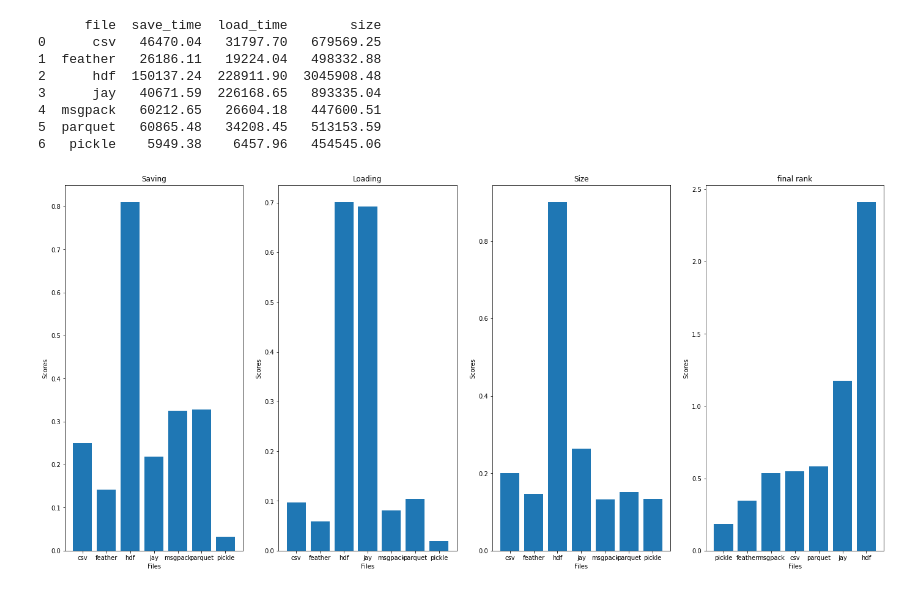
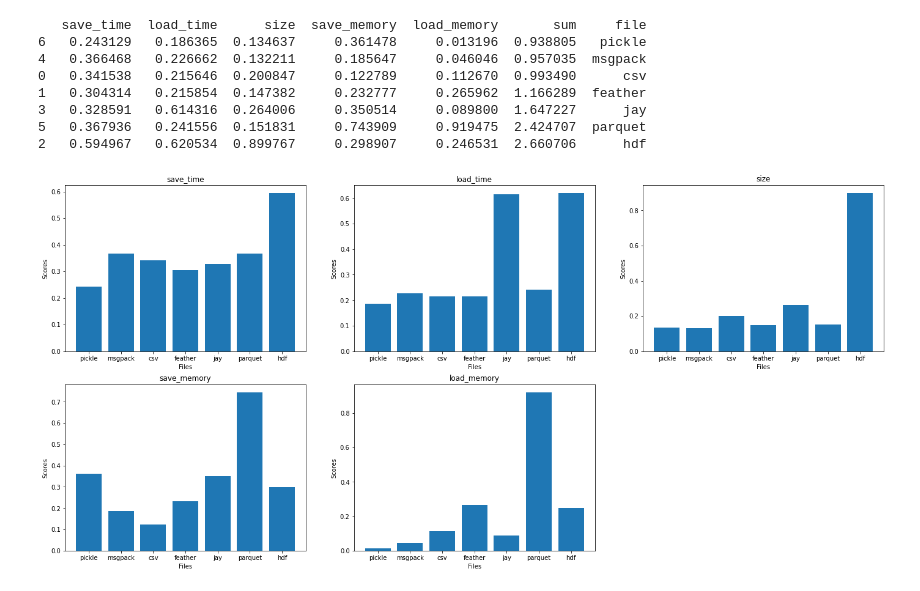
Before and after one commit to anastasiabubencova/start_task, a Jupyter notebook: start_task.ipynb, the cells around one changed output. Cells and saved outputs as stored; diff of their text form; code cells hidden in the pictures.

```diff
--- a/start_task.ipynb
+++ b/start_task.ipynb
@@ -180,48 +234,41 @@ def main() :
 # %%
-result = pd.DataFrame(columns=['file', 'save_time', 'load_time', 'size'])
+result = pd.DataFrame(columns=['file', 'save_time', 'save_memory', 'load_time', 'load_memory', 'size'])
 for i in range(100) :
         result = pd.concat([result, main()])
 
-res = result.groupby('file', as_index=False).mean()
+res = pd.concat([result[['file', 'save_time', 'load_time', 'size']].groupby('file', as_index=False).mean(), result[['file', 'save_memory', 'load_memory']].groupby('file', as_index=False).mean()], axis=1)
+files = res['file']
+res = res.drop(res.columns[0], axis=1)
+
+for i in range(len(res.columns)) :
+  try:
+    res[res.columns[i]] = preprocessing.normalize(res[res.columns[i]].values.reshape(1, -1))[0]
+  except :
+    's'
+
+res['sum'] = res['save_time'] + res['load_time'] + res['size'] + res['save_memory'] + res['load_memory']
+res['file'] = files.iloc[:,0]
+res = res.sort_values(by='sum')
 print(res)
-
-res['save_time'] = preprocessing.normalize(res['save_time'].values.reshape(1, -1))[0]
-res['load_time'] = preprocessing.normalize(res['load_time'].values.reshape(1, -1))[0]
-res['size'] = preprocessing.normalize(res['size'].values.reshape(1, -1))[0]
-
-res['sum'] = res['save_time'] + res['load_time'] + res['size']
 # %% [output]
-      file  save_time  load_time        size
-0      csv   46470.04   31797.70   679569.25
-1  feather   26186.11   19224.04   498332.88
-2      hdf  150137.24  228911.90  3045908.48
-3      jay   40671.59  226168.65   893335.04
-4  msgpack   60212.65   26604.18   447600.51
-5  parquet   60865.48   34208.45   513153.59
-6   pickle    5949.38    6457.96   454545.06
+   save_time  load_time      size  save_memory  load_memory       sum     file
+6   0.243129   0.186365  0.134637     0.361478     0.013196  0.938805   pickle
+4   0.366468   0.226662  0.132211     0.185647     0.046046  0.957035  msgpack
+0   0.341538   0.215646  0.200847     0.122789     0.112670  0.993490      csv
+1   0.304314   0.215854  0.147382     0.232777     0.265962  1.166289  feather
+3   0.328591   0.614316  0.264006     0.350514     0.089800  1.647227      jay
+5   0.367936   0.241556  0.151831     0.743909     0.919475  2.424707  parquet
+2   0.594967   0.620534  0.899767     0.298907     0.246531  2.660706      hdf
-# %%
-fig = plt.figure(figsize=(24,11))
-plt.subplot(1, 4, 1)
-plt.bar(res['file'].values, res['save_time'].values)
-plt.title('Saving')
-plt.xlabel("Files")
-plt.ylabel("Scores")
-plt.subplot(1, 4, 2)
-plt.bar(res['file'].values, res['load_time'].values)
-plt.title('Loading')
-plt.xlabel("Files")
-plt.ylabel("Scores")
-plt.subplot(1, 4, 3)
-plt.bar(res['file'].values, res['size'].values)
-plt.title('Size')
-plt.xlabel("Files")
-plt.ylabel("Scores")
-plt.subplot(1, 4, 4)
-plt.bar(res.sort_values('sum')['file'].values, res.sort_values('sum')['sum'].values)
-plt.title('final rank')
-plt.xlabel("Files")
-plt.ylabel("Scores")
-plt.savefig('results/res1.png')
-# %% [output]
-[figure, removed]
+# %%
+fig = plt.figure(figsize=(24,11))
+for i in range(1, 6) :
+  plt.subplot(2, 3, i)
+  plt.bar(res['file'].values, res[res.columns[i-1]].values)
+  plt.title(res.columns[i-1])
+  plt.xlabel("Files")
+  plt.ylabel("Scores")
+
+plt.savefig('results/features.png')
+# %% [output]
+[figure, added]
 # %%
```
Also changed, not shown: parts of 8 cells of this notebook, 13 other files.
